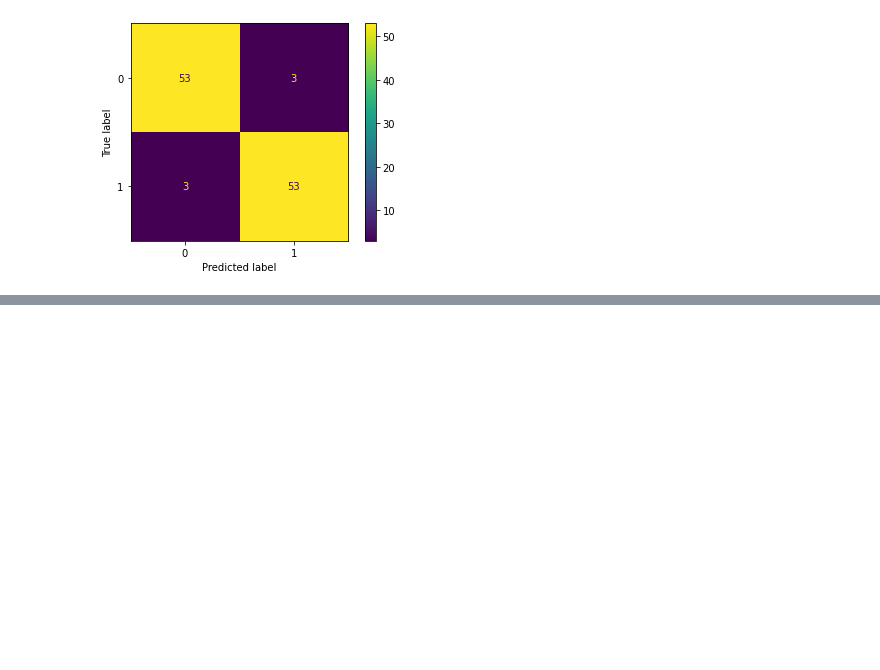
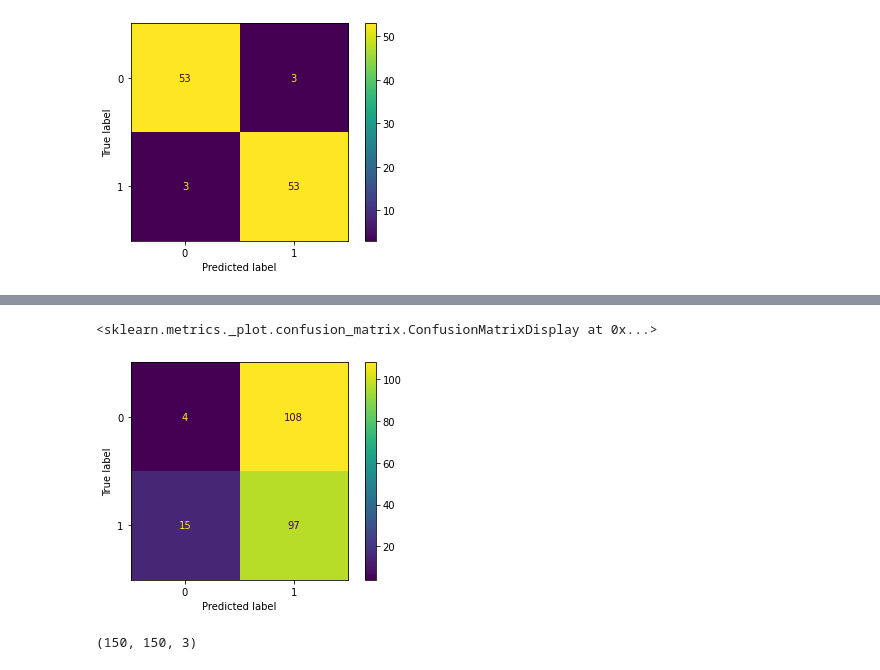
Before and after one commit to sulaiman-kagumire/MCS7204-Deep-Learning-Project, a Jupyter notebook: chest_opacity_classification.ipynb, the cells around one changed output, grey strips where cells are left out. Drawn from its saved outputs; the diff is of its cells as text; code cells hidden in the pictures; blank space fills up the shorter version.

```diff
--- a/chest_opacity_classification.ipynb
+++ b/chest_opacity_classification.ipynb
@@ -815,0 +637,3 @@ plot_confusion_matrix(cm=cm, classes=cm_plot_labels, title='Confusion Matrix')
+# %%
+dataset2_predictions = model.predict(dataset2_images)
+dataset2_predicted_labels = np.argmax(dataset2_predictions, axis=1)
@@ -815,0 +654,2 @@ plot_confusion_matrix(cm=cm, classes=cm_plot_labels, title='Confusion Matrix')
+# %%
+dataset2_csv = pd.DataFrame({'patient':dataset2_names, 'Predicted_Diagnosis':dataset2_predicted_labels})
@@ -815,0 +672,4 @@ plot_confusion_matrix(cm=cm, classes=cm_plot_labels, title='Confusion Matrix')
+# %%
+dataset2_csv.sort_values(by=['patient'], inplace=True)
+dataset2_csv.reset_index(drop=True, inplace=True)
+dataset2_csv
@@ -815,0 +696,2 @@ plot_confusion_matrix(cm=cm, classes=cm_plot_labels, title='Confusion Matrix')
+# %%
+dataset2_labels['Predicted_Diagnosis'] = dataset2_csv.Predicted_Diagnosis
@@ -815,0 +725,7 @@ plot_confusion_matrix(cm=cm, classes=cm_plot_labels, title='Confusion Matrix')
+# %%
+cm = confusion_matrix(dataset2_labels['True_Diagnosis'], dataset2_labels['Predicted_Diagnosis'])
+cm_plot_labels = ['normal','sick']
+ConfusionMatrixDisplay(cm).plot()
+# %% [output]
+<sklearn.metrics._plot.confusion_matrix.ConfusionMatrixDisplay at 0x...>
+[figure, added]
@@ -815,0 +736,4 @@ plot_confusion_matrix(cm=cm, classes=cm_plot_labels, title='Confusion Matrix')
+# %%
+train_images.shape[1:]
+# %% [output]
+(150, 150, 3)
```
Also changed, not shown: parts of 101 cells of this notebook.
